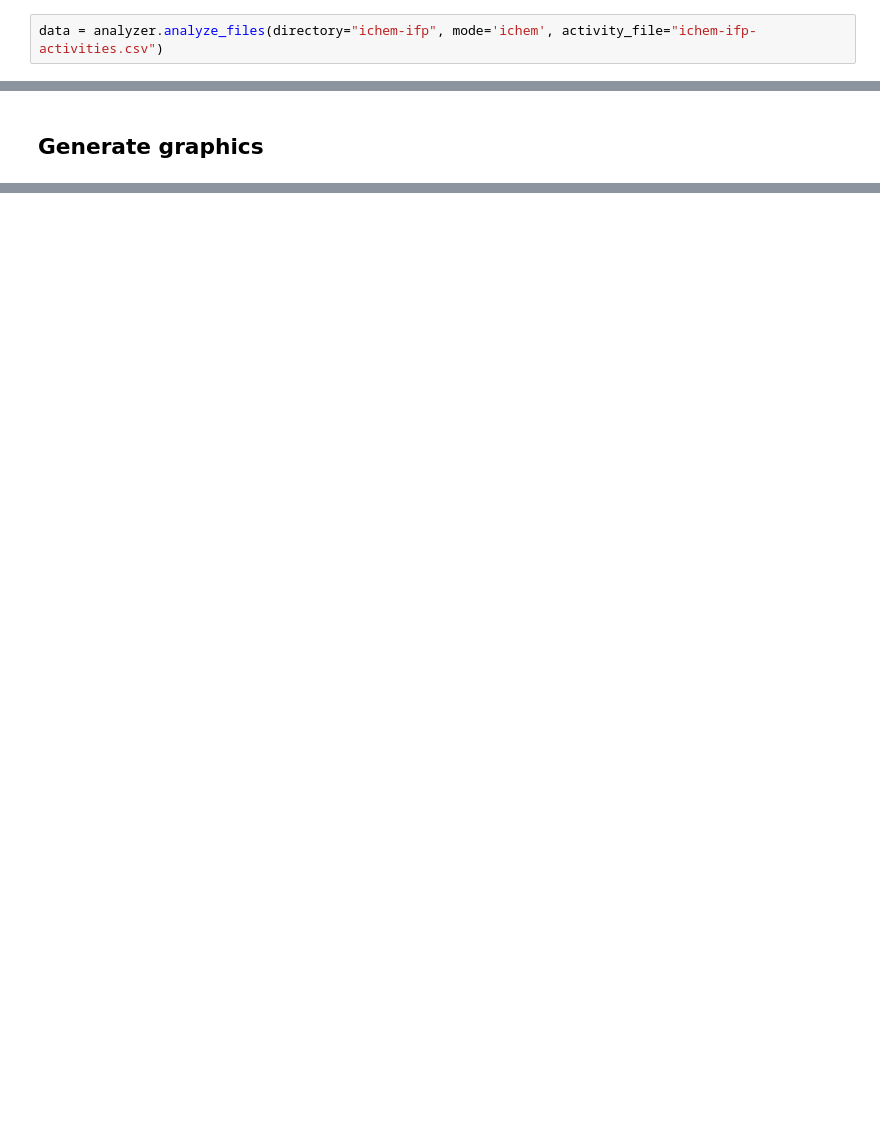
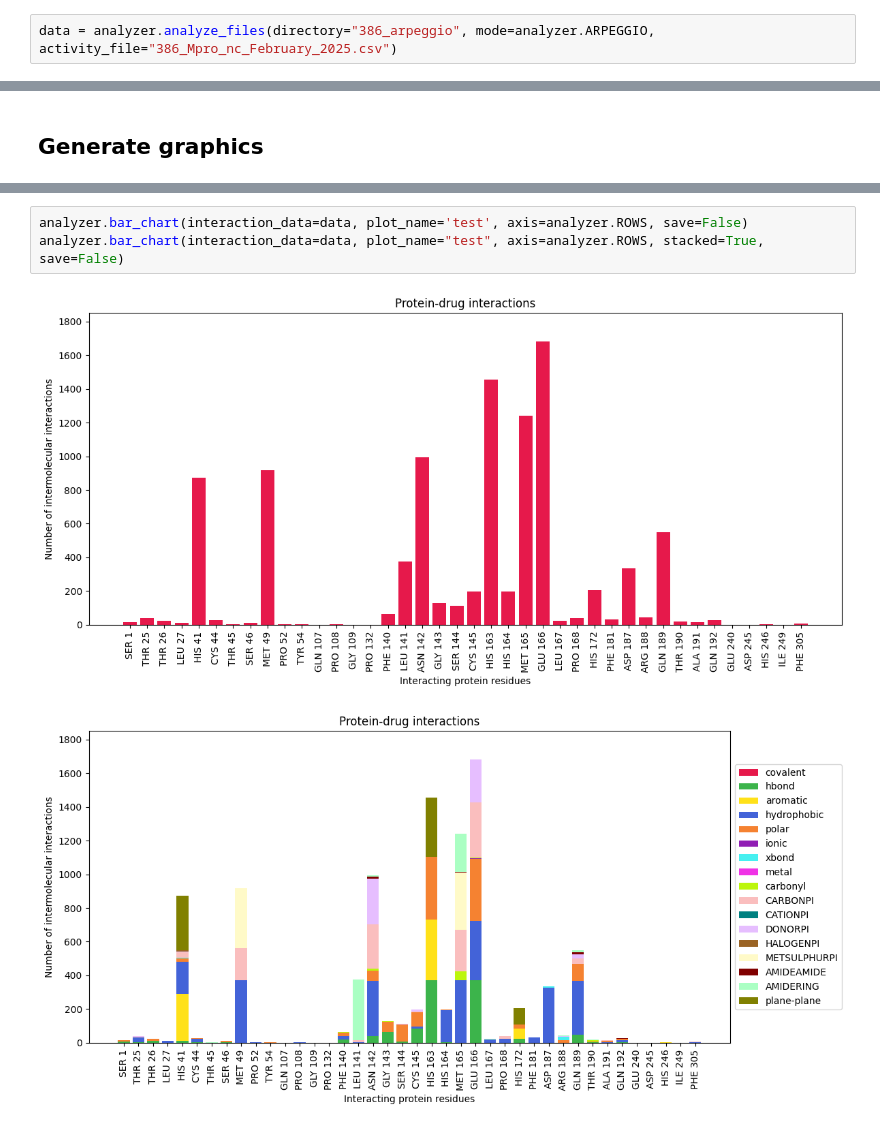
Before and after one commit to 31ldts/CORAL-PIC, a Jupyter notebook: ifp_organizer.ipynb, the cells around one changed output, grey strips where cells are left out. Saved outputs shown, nothing was run; the diff lists cells and outputs as text; blank space fills up the shorter version.

```diff
--- a/ifp_organizer.ipynb
+++ b/ifp_organizer.ipynb
@@ -69,2 +204,2 @@ Args:
 # %%
-data = analyzer.analyze_files(directory="ichem-ifp", mode='ichem', activity_file="ichem-ifp-activities.csv")
+data = analyzer.analyze_files(directory="386_arpeggio", mode=analyzer.ARPEGGIO, activity_file="386_Mpro_nc_February_2025.csv")
@@ -90,0 +418,6 @@ Args:
+# %%
+analyzer.bar_chart(interaction_data=data, plot_name='test', axis=analyzer.ROWS, save=False)
+analyzer.bar_chart(interaction_data=data, plot_name="test", axis=analyzer.ROWS, stacked=True, save=False)
+# %% [output]
+[figure, added]
+[figure, added]
```
Also changed, not shown: parts of 60 cells of this notebook.
